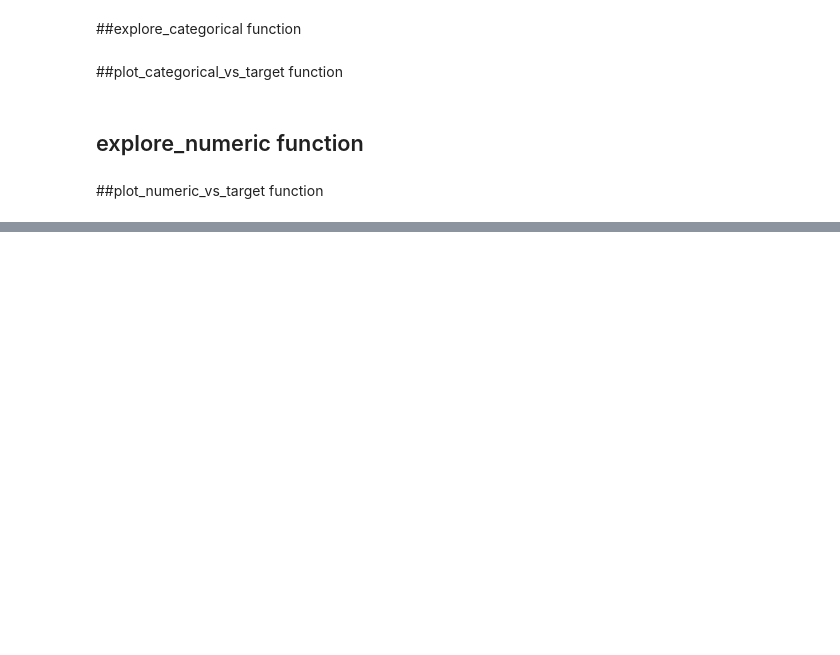
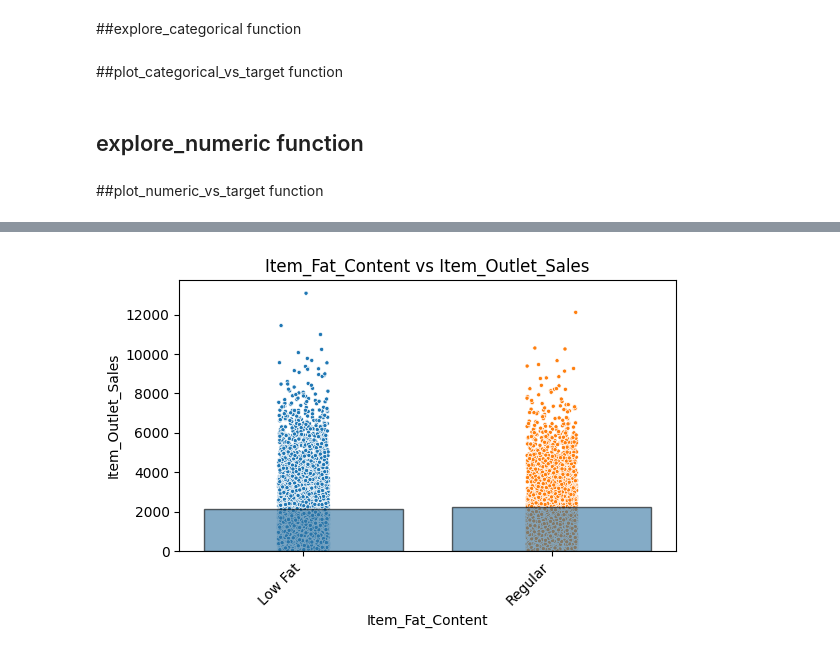
Before and after one commit to eddieZayed/Prediction-of-Product-Sales, a Jupyter notebook: Prediction_of_Product_Sales.ipynb, the cells around one changed output, grey strips where cells are left out. Cells and saved outputs as stored; diff of their text form; code cells hidden in the pictures; blank space fills up the shorter version.

```diff
--- a/Prediction_of_Product_Sales.ipynb
+++ b/Prediction_of_Product_Sales.ipynb
@@ -427,0 +473,4 @@ dtype: int64
+# %%
+plot_categorical_vs_target(df,'Item_Fat_Content',fillna=False);
+# %% [output]
+[figure, added]
```
Also changed, not shown: parts of 52 cells of this notebook.
